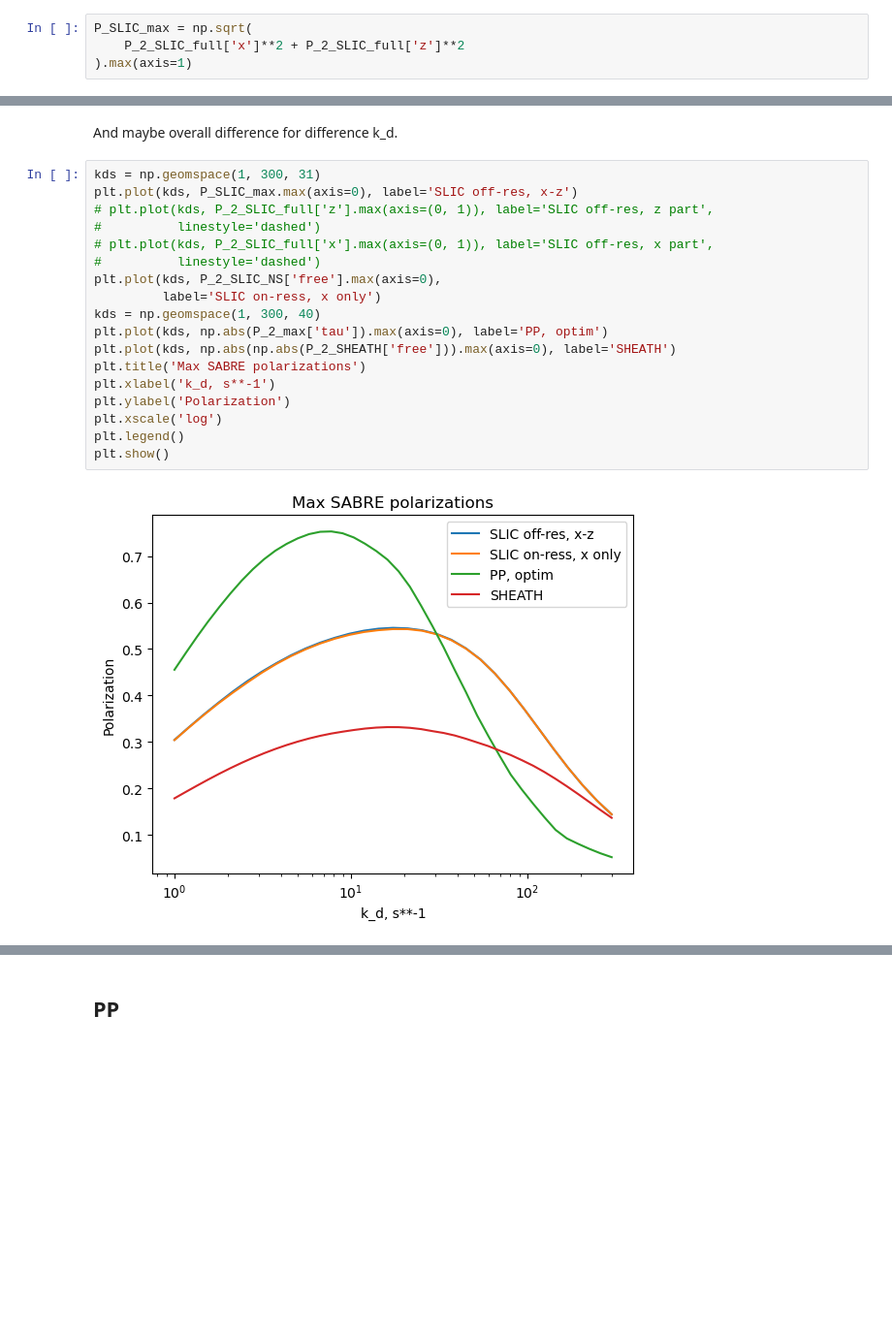
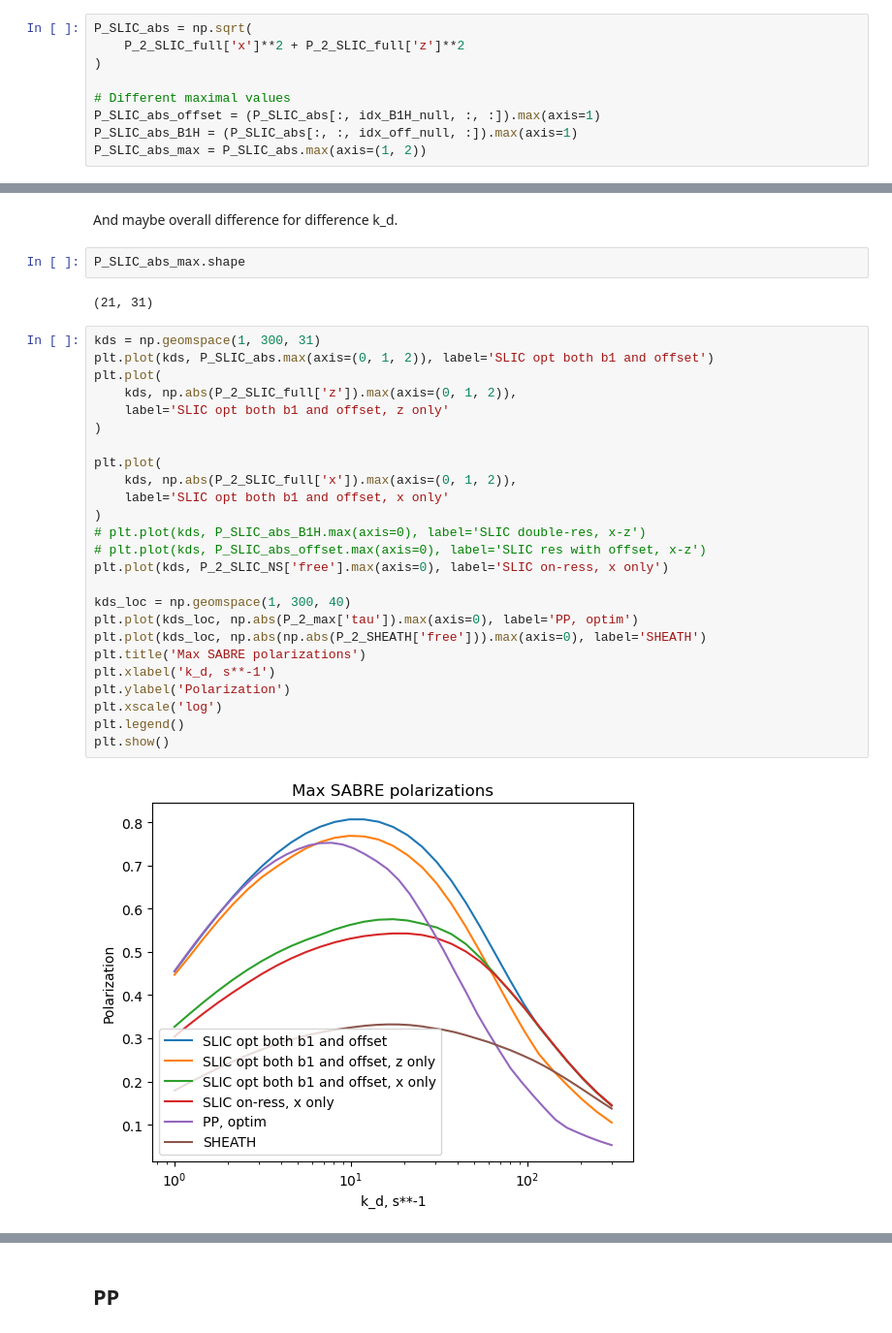
Before and after one commit to L-Siemons/SpinSimulation, a Jupyter notebook: examples/SABRE_PP.ipynb, the cells around one changed output, grey strips where cells are left out. Shown at 97% size. Saved outputs shown, nothing was run; the diff lists cells and outputs as text; blank space fills up the shorter version.

```diff
--- a/examples/SABRE_PP.ipynb
+++ b/examples/SABRE_PP.ipynb
@@ -1845,4 +2029,9 @@ Sanity check: True
 # %%
-P_SLIC_max = np.sqrt(
+P_SLIC_abs = np.sqrt(
     P_2_SLIC_full['x']**2 + P_2_SLIC_full['z']**2
-).max(axis=1)
+)
+
+# Different maximal values
+P_SLIC_abs_offset = (P_SLIC_abs[:, idx_B1H_null, :, :]).max(axis=1)
+P_SLIC_abs_B1H = (P_SLIC_abs[:, :, idx_off_null, :]).max(axis=1)
+P_SLIC_abs_max = P_SLIC_abs.max(axis=(1, 2))
@@ -1902,23 +2528,34 @@ plt.show()
 Let's compare if ax where Polarization is build is correct.
 # %% [markdown]
 And maybe overall difference for difference k_d.
+# %%
+P_SLIC_abs_max.shape
+# %% [output]
+(21, 31)
 # %%
 kds = np.geomspace(1, 300, 31)
-plt.plot(kds, P_SLIC_max.max(axis=0), label='SLIC off-res, x-z')
-# plt.plot(kds, P_2_SLIC_full['z'].max(axis=(0, 1)), label='SLIC off-res, z part',
-#          linestyle='dashed')
-# plt.plot(kds, P_2_SLIC_full['x'].max(axis=(0, 1)), label='SLIC off-res, x part',
-#          linestyle='dashed')
-plt.plot(kds, P_2_SLIC_NS['free'].max(axis=0),
-         label='SLIC on-ress, x only')
-kds = np.geomspace(1, 300, 40)
-plt.plot(kds, np.abs(P_2_max['tau']).max(axis=0), label='PP, optim')
-plt.plot(kds, np.abs(np.abs(P_2_SHEATH['free'])).max(axis=0), label='SHEATH')
+plt.plot(kds, P_SLIC_abs.max(axis=(0, 1, 2)), label='SLIC opt both b1 and offset')
+plt.plot(
+    kds, np.abs(P_2_SLIC_full['z']).max(axis=(0, 1, 2)),
+    label='SLIC opt both b1 and offset, z only'
+)
+
+plt.plot(
+    kds, np.abs(P_2_SLIC_full['x']).max(axis=(0, 1, 2)),
+    label='SLIC opt both b1 and offset, x only'
+)
+# plt.plot(kds, P_SLIC_abs_B1H.max(axis=0), label='SLIC double-res, x-z')
+# plt.plot(kds, P_SLIC_abs_offset.max(axis=0), label='SLIC res with offset, x-z')
+plt.plot(kds, P_2_SLIC_NS['free'].max(axis=0), label='SLIC on-ress, x only')
+
+kds_loc = np.geomspace(1, 300, 40)
+plt.plot(kds_loc, np.abs(P_2_max['tau']).max(axis=0), label='PP, optim')
+plt.plot(kds_loc, np.abs(np.abs(P_2_SHEATH['free'])).max(axis=0), label='SHEATH')
 plt.title('Max SABRE polarizations')
 plt.xlabel('k_d, s**-1')
 plt.ylabel('Polarization')
 plt.xscale('log')
 plt.legend()
 plt.show()
 # %% [output]
-[figure, old version]
+[figure, new version]
```
Also changed, not shown: parts of 56 cells of this notebook, 3 other files.
